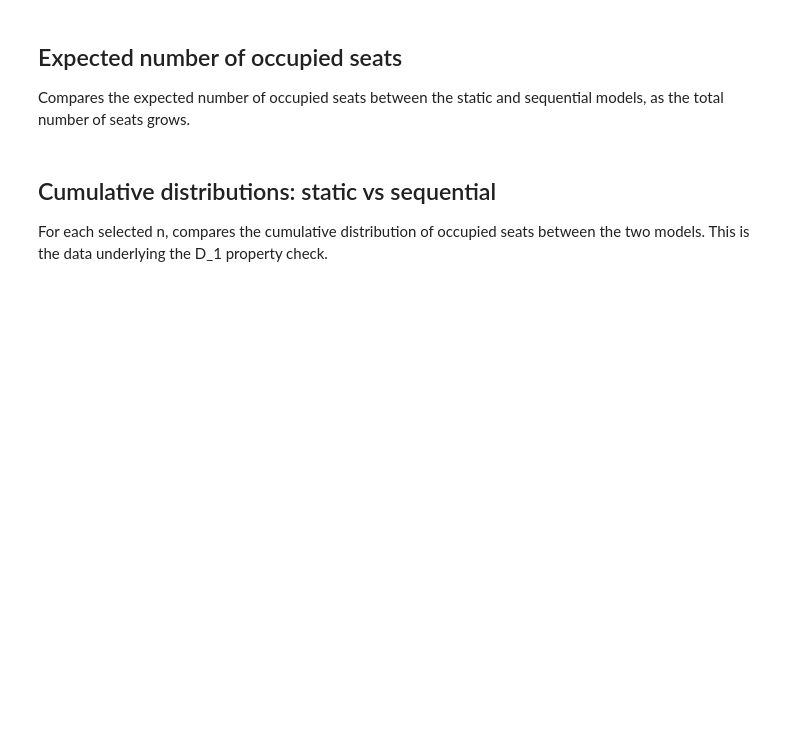
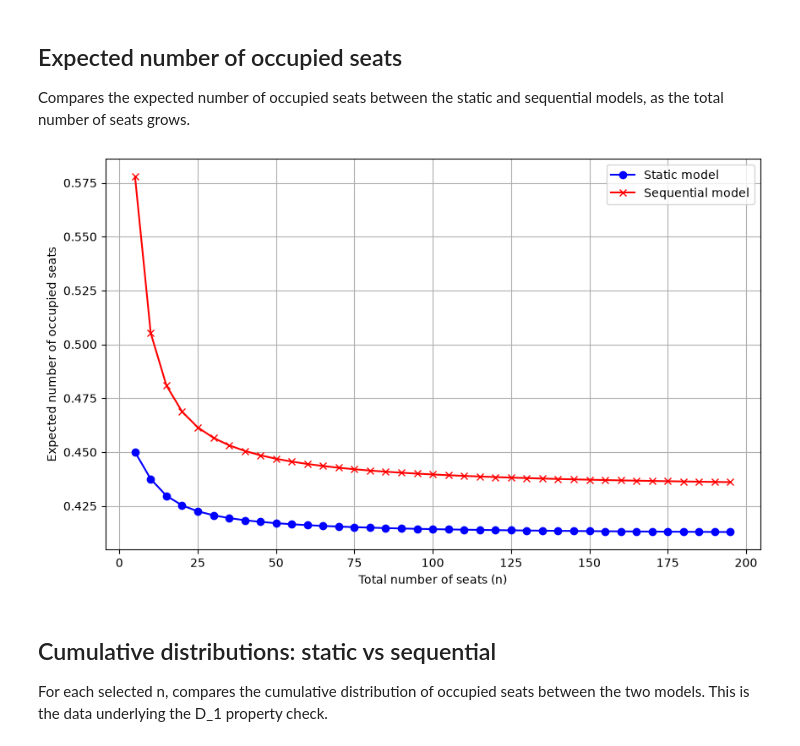
Before and after one commit to lykoslopezrivera-blip/Stochastic_Dominance_DPP_Graphs, a Jupyter notebook: LinearArrangement/Notebooks/StructureAndExamples.ipynb, the cells around one changed output. Saved outputs shown, nothing was run; the diff lists cells and outputs as text; code cells hidden in the pictures; blank space fills up the shorter version.

```diff
--- a/LinearArrangement/Notebooks/StructureAndExamples.ipynb
+++ b/LinearArrangement/Notebooks/StructureAndExamples.ipynb
@@ -117,14 +145,16 @@ sequential models, as the total number of seats grows.
 # %%
 n_values_expected = list(range(0, len(probability_matrix), 5))
 
 plt.figure(figsize=(10, 6))
-plt.plot(n_values_expected, expected_seats_static, label="Static model", marker='o', color="blue")
-plt.plot(n_values_expected, expected_seats_sequential, label="Sequential model", marker='x', color="red")
+plt.plot(n_values_expected[1::], expected_seats_static[1::], label="Static model", marker='o', color="blue")
+plt.plot(n_values_expected[1::], expected_seats_sequential[1::], label="Sequential model", marker='x', color="red")
 plt.xlabel("Total number of seats (n)")
 plt.ylabel("Expected number of occupied seats")
 plt.legend()
 plt.grid(True)
 plt.show()
+# %% [output]
+[figure, added]
 # %% [markdown]
 ## Cumulative distributions: static vs sequential
 
```
Also changed, not shown: parts of 5 cells of this notebook.
